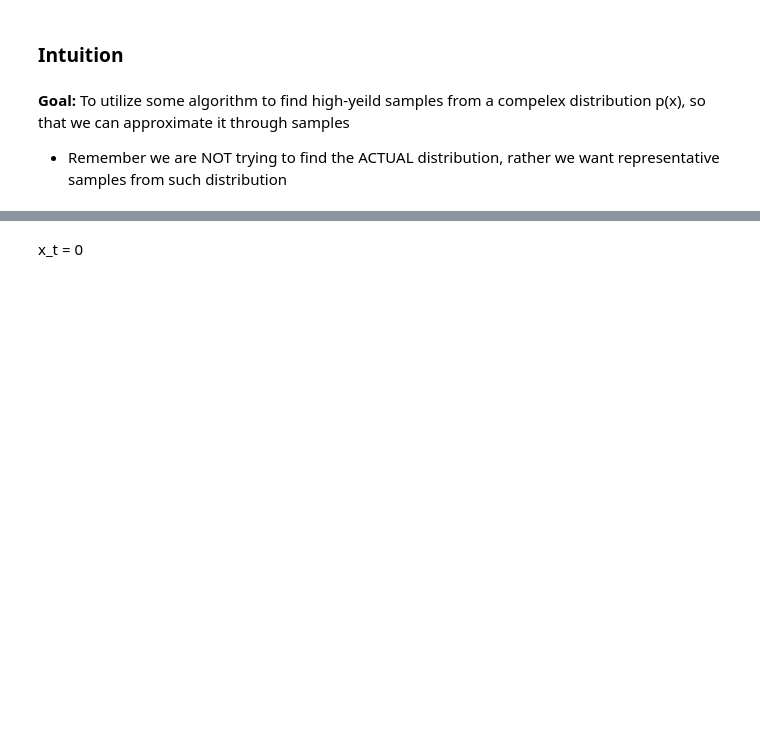
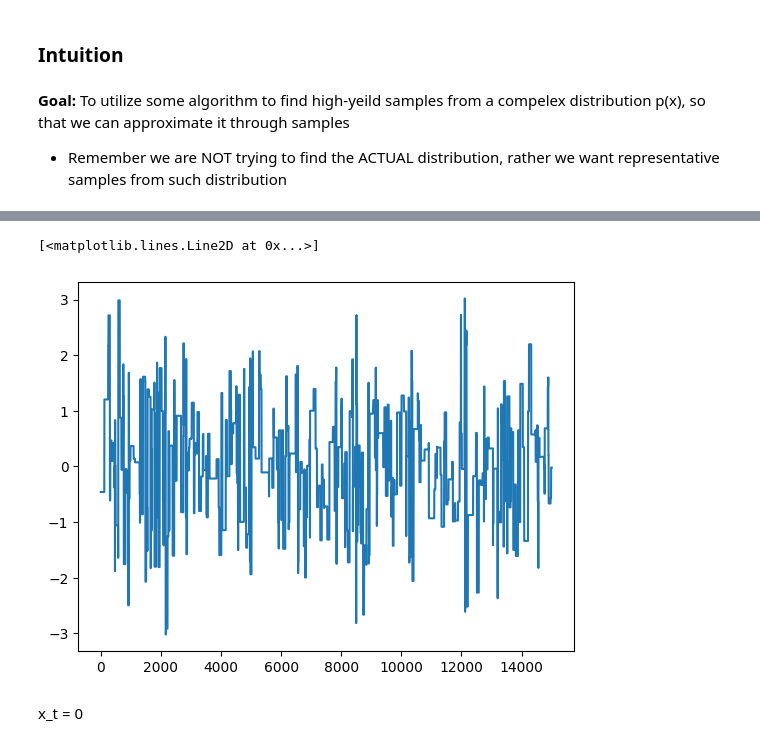
Before and after one commit to Retrospek/Explore, a Jupyter notebook: ProbabilityTheory/MarkovChainMonteCarlo.ipynb, the cells around one changed output, grey strips where cells are left out. Saved outputs shown, nothing was run; the diff lists cells and outputs as text; code cells hidden in the pictures; blank space fills up the shorter version.

```diff
--- a/ProbabilityTheory/MarkovChainMonteCarlo.ipynb
+++ b/ProbabilityTheory/MarkovChainMonteCarlo.ipynb
@@ -57,2 +62,7 @@ plt.hist(samples)
+# %%
+plt.plot(samples)
+# %% [output]
+[<matplotlib.lines.Line2D at 0x...>]
+[figure, added]
 # %% [markdown]
 x_t = 0
```
Also changed, not shown: parts of 3 cells of this notebook.
